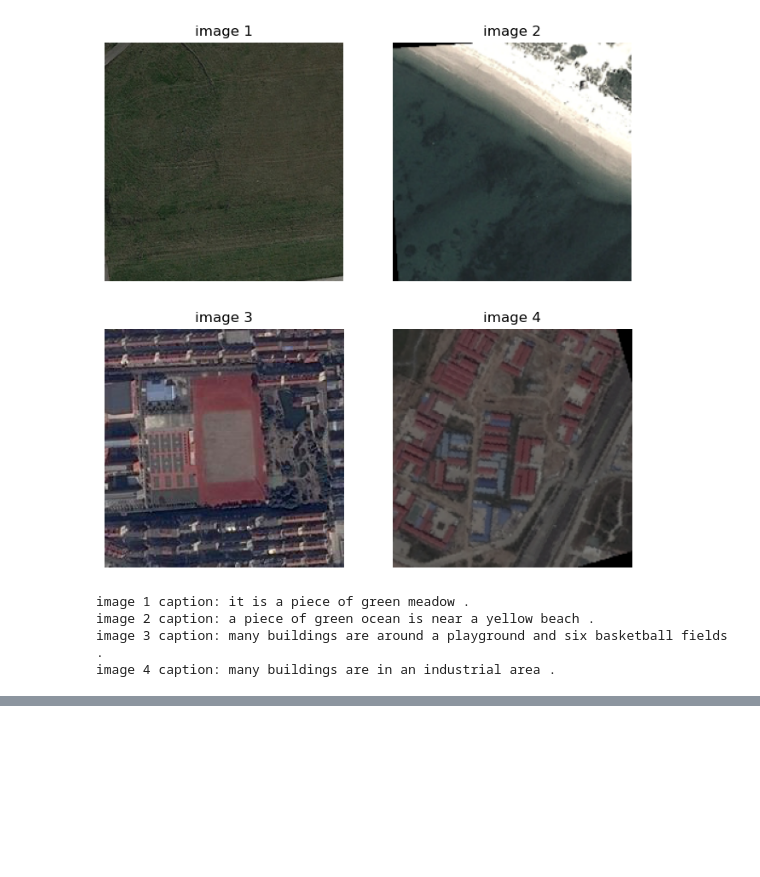
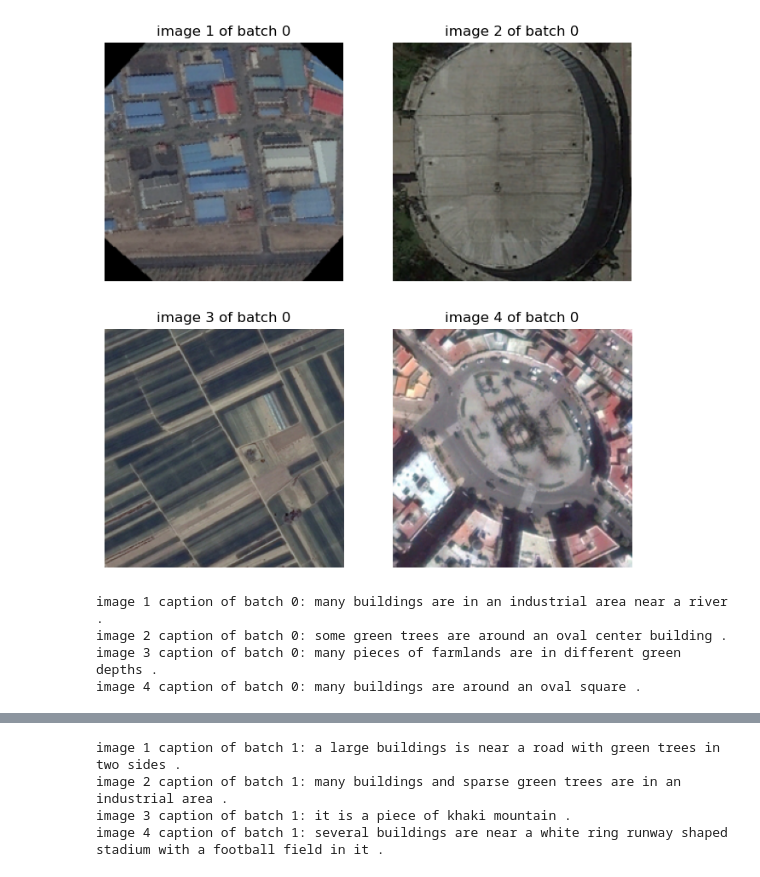
Before and after one commit to NeuRoNeLab/RSDiX-CLIP, a Jupyter notebook: testing.ipynb, the cells around one changed output, grey strips where cells are left out. Saved outputs shown, nothing was run; the diff lists cells and outputs as text; code cells hidden in the pictures; blank space fills up the shorter version.

```diff
--- a/testing.ipynb
+++ b/testing.ipynb
@@ -1,27 +1,37 @@
+# %%
+from torch.utils.data import DataLoader
+
+
+def plot_batches(dataset, batch_size=4, shuffle=True):
+    dataloader = DataLoader(dataset, batch_size=batch_size, shuffle=shuffle)
+
+    for i, batch in enumerate(dataloader):
+        captions = []
+        figure = plt.figure(figsize=(8, 8))
+        for j in range(1, 5):
+            image = batch["image"][j - 1]
+            captions.append(batch["caption"][j - 1])
+            figure.add_subplot(2, 2, j)
+            plt.title(f"image {j} of batch {i}")
+            plt.axis("off")
+            plt.imshow(image.permute(1, 2, 0))
+        plt.show()
+
+        for k in range(len(captions)):
+            print(f"image {k + 1} caption of batch {i}: {captions[k]}")
+
+        if i == 1:
+            break
 # %%
 from datasets.rsicd import RSICD
 import torch
 import matplotlib.pyplot as plt
 
-dataset = RSICD("./data/RSICD/dataset_rsicd.json", "./data/RSICD/RSICD_images")
-figure = plt.figure(figsize=(8, 8))
-captions = []
-
-for i in range(1, 5):
-    sample_idx = torch.randint(len(dataset), size=(1,)).item()
-    sample = dataset[sample_idx]
-    figure.add_subplot(2, 2, i)
-    captions.append(sample["caption"])
-    plt.title(f"image {i}")
-    plt.axis("off")
-    plt.imshow(sample["image"].permute(1, 2, 0))
-plt.show()
-
-for i in range(len(captions)):
-    print(f"image {i + 1} caption: {captions[i]}")
+rsicd = RSICD("./data/RSICD/dataset_rsicd.json", "./data/RSICD/RSICD_images")
+plot_batches(rsicd)
 # %% [output]
-[figure, old version]
+[figure, new version]
-image 1 caption: it is a piece of green meadow .
-image 2 caption: a piece of green ocean is near a yellow beach .
-image 3 caption: many buildings are around a playground and six basketball fields .
-image 4 caption: many buildings are in an industrial area .
+image 1 caption of batch 0: many buildings are in an industrial area near a river .
+image 2 caption of batch 0: some green trees are around an oval center building .
+image 3 caption of batch 0: many pieces of farmlands are in different green depths .
+image 4 caption of batch 0: many buildings are around an oval square .
@@ -28 +39,5 @@ image 4 caption: many buildings are in an industrial area .
+image 1 caption of batch 1: a large buildings is near a road with green trees in two sides .
+image 2 caption of batch 1: many buildings and sparse green trees are in an industrial area .
+image 3 caption of batch 1: it is a piece of khaki mountain .
+image 4 caption of batch 1: several buildings are near a white ring runway shaped stadium with a football field in it .
 # %%
```
Also changed, not shown: parts of 4 cells of this notebook, 1 other file.
